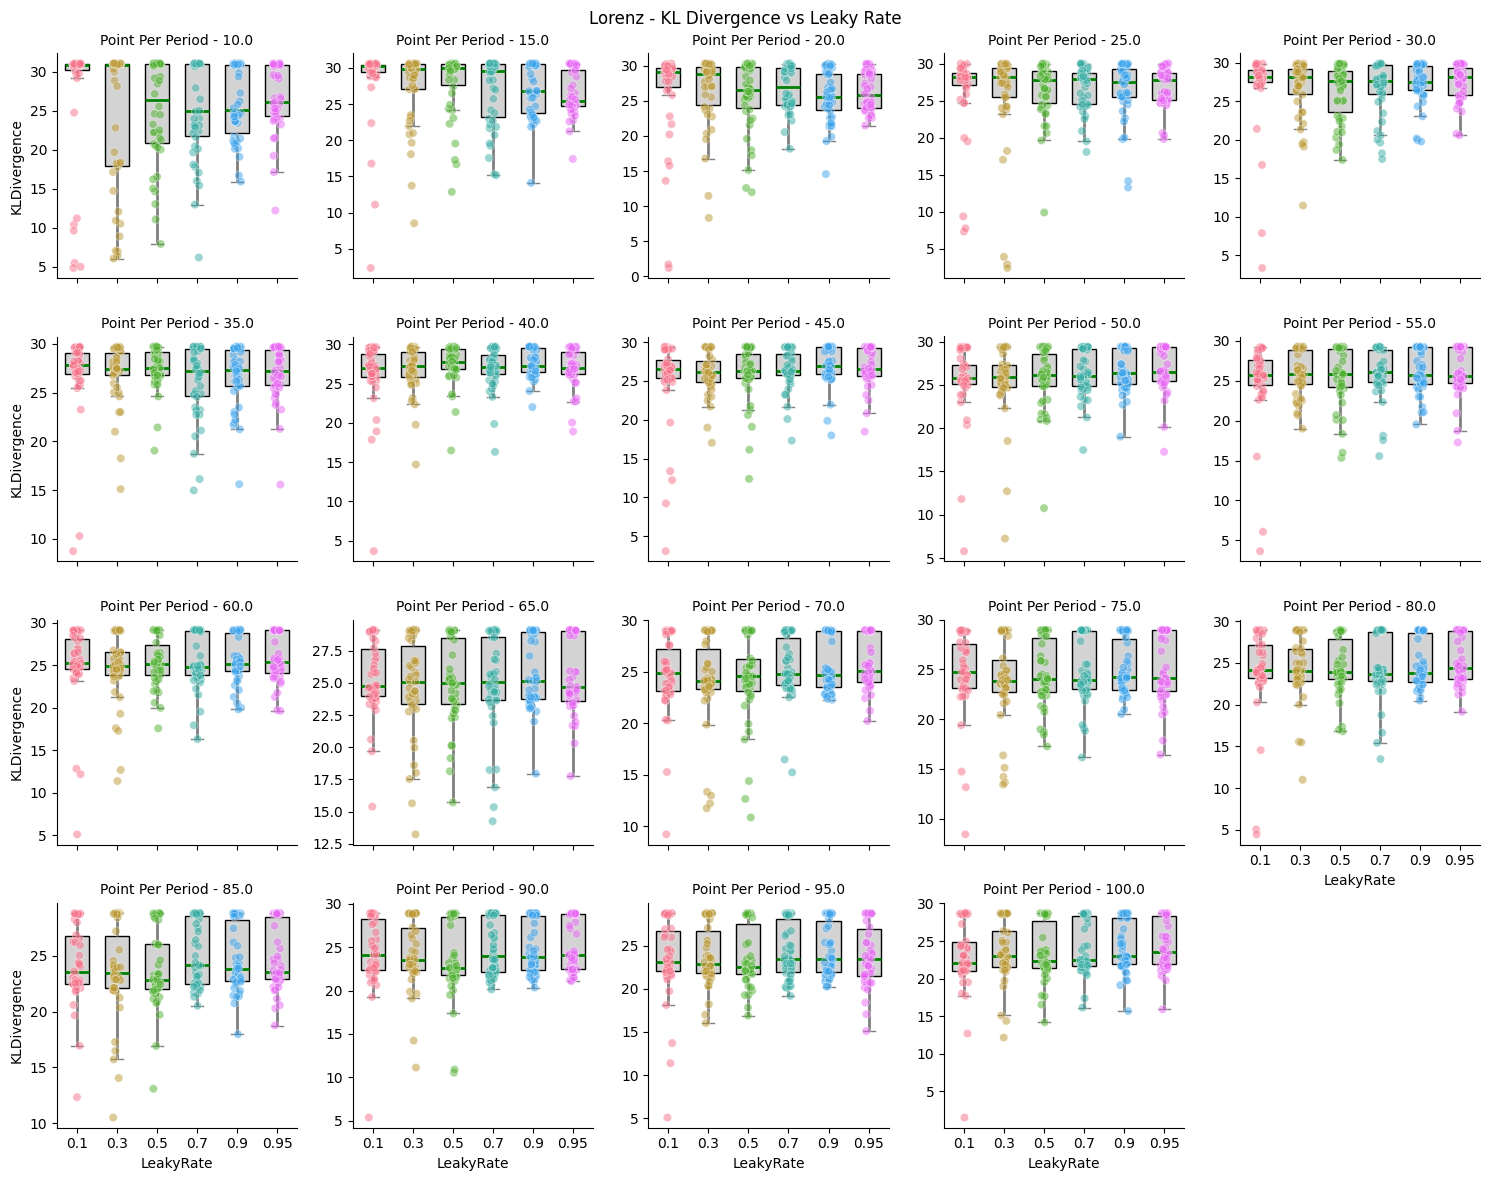
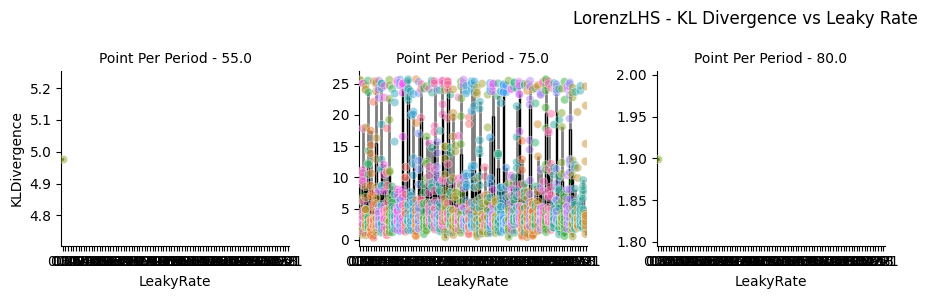
The notebook cell's code change between the first figure and the second:
--- before
+++ after
@@ -28,3 +28,3 @@
 g.fig.suptitle(f"{system_name} - KL Divergence vs Leaky Rate")
 plt.tight_layout()
-plt.savefig(f"{save_path}/{system_name}_KLDiv_LeakyRate", dpi = 600)
+#plt.savefig(f"{save_path}/{system_name}_KLDiv_LeakyRate", dpi = 600)

Commit: updated 3d Plots to handle new LHS calculations